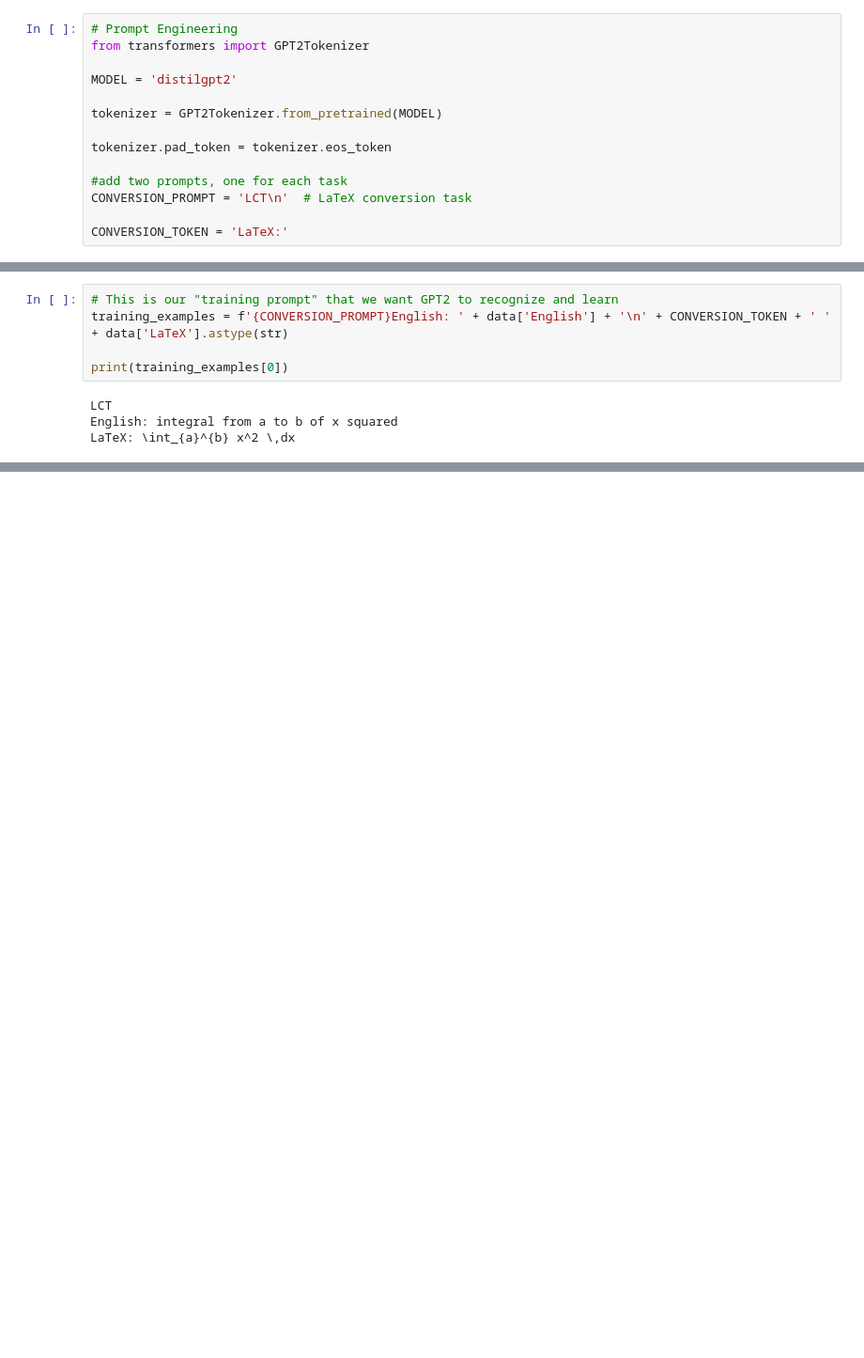
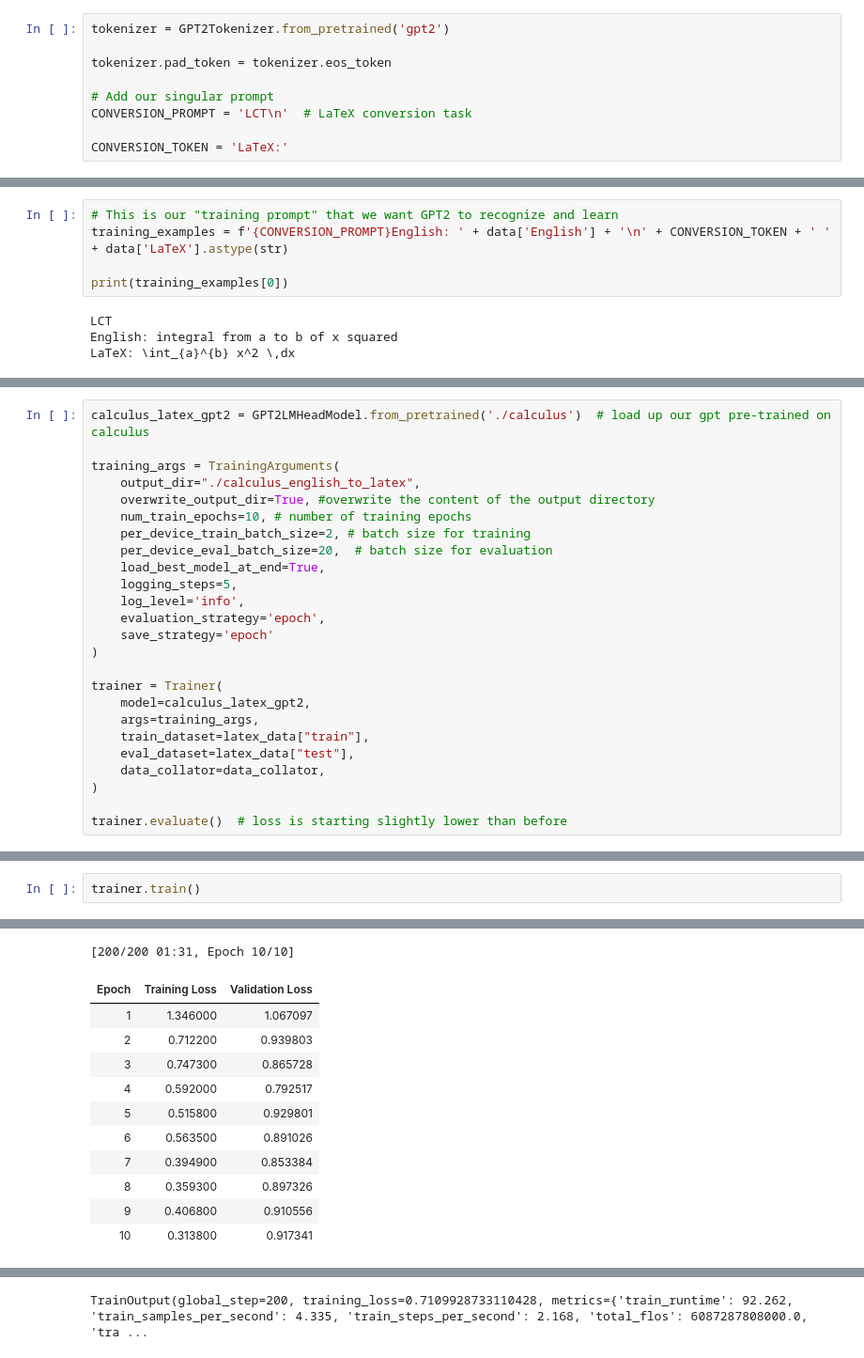
Before and after one commit to sinanuozdemir/oreilly-hands-on-transformers, a Jupyter notebook: notebooks/latex_gpt2.ipynb, the cells around one changed output, grey strips where cells are left out. Shown: that part at 94% size. Cells and saved outputs as stored; diff of their text form; blank space fills up the shorter version.

```diff
--- a/notebooks/latex_gpt2.ipynb
+++ b/notebooks/latex_gpt2.ipynb
@@ -18,14 +19,9 @@ data.head()
 # %%
-# Prompt Engineering
-from transformers import GPT2Tokenizer
-
-MODEL = 'distilgpt2'
-
-tokenizer = GPT2Tokenizer.from_pretrained(MODEL)
+tokenizer = GPT2Tokenizer.from_pretrained('gpt2')
 
 tokenizer.pad_token = tokenizer.eos_token
 
-#add two prompts, one for each task
+# Add our singular prompt
 CONVERSION_PROMPT = 'LCT\n'  # LaTeX conversion task
 
 CONVERSION_TOKEN = 'LaTeX:'
@@ -216,0 +306,25 @@ The following columns in the evaluation set  don't have a corresponding argument
+# %%
+calculus_latex_gpt2 = GPT2LMHeadModel.from_pretrained('./calculus')  # load up our gpt pre-trained on calculus
+
+training_args = TrainingArguments(
+    output_dir="./calculus_english_to_latex",
+    overwrite_output_dir=True, #overwrite the content of the output directory
+    num_train_epochs=10, # number of training epochs
+    per_device_train_batch_size=2, # batch size for training
+    per_device_eval_batch_size=20,  # batch size for evaluation
+    load_best_model_at_end=True,
+    logging_steps=5,
+    log_level='info',
+    evaluation_strategy='epoch',
+    save_strategy='epoch'
+)
+
+trainer = Trainer(
+    model=calculus_latex_gpt2,
+    args=training_args,
+    train_dataset=latex_data["train"],
+    eval_dataset=latex_data["test"],
+    data_collator=data_collator,
+)
+
+trainer.evaluate()  # loss is starting slightly lower than before
@@ -216,0 +354,3 @@ The following columns in the evaluation set  don't have a corresponding argument
+# %%
+trainer.train()
+# %% [output]
@@ -216,0 +365,12 @@ The following columns in the evaluation set  don't have a corresponding argument
+[200/200 01:31, Epoch 10/10]
+| Epoch | Training Loss | Validation Loss |
+| 1 | 1.346000 | 1.067097 |
+| 2 | 0.712200 | 0.939803 |
+| 3 | 0.747300 | 0.865728 |
+| 4 | 0.592000 | 0.792517 |
+| 5 | 0.515800 | 0.929801 |
+| 6 | 0.563500 | 0.891026 |
+| 7 | 0.394900 | 0.853384 |
+| 8 | 0.359300 | 0.897326 |
+| 9 | 0.406800 | 0.910556 |
+| 10 | 0.313800 | 0.917341 |
@@ -216,0 +394 @@ The following columns in the evaluation set  don't have a corresponding argument
+TrainOutput(global_step=200, training_loss=0.7109928733110428, metrics={'train_runtime': 92.262, 'train_samples_per_second': 4.335, 'train_steps_per_second': 2.168, 'total_flos': 6087287808000.0, 'tra ...
```
Also changed, not shown: parts of 42 cells of this notebook, 10 other files.
